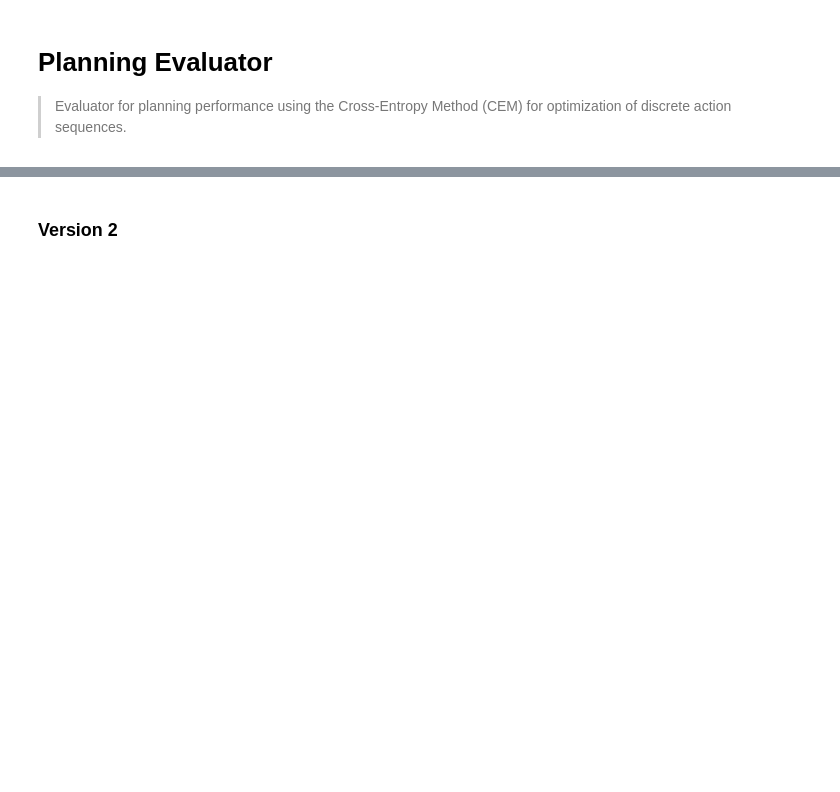
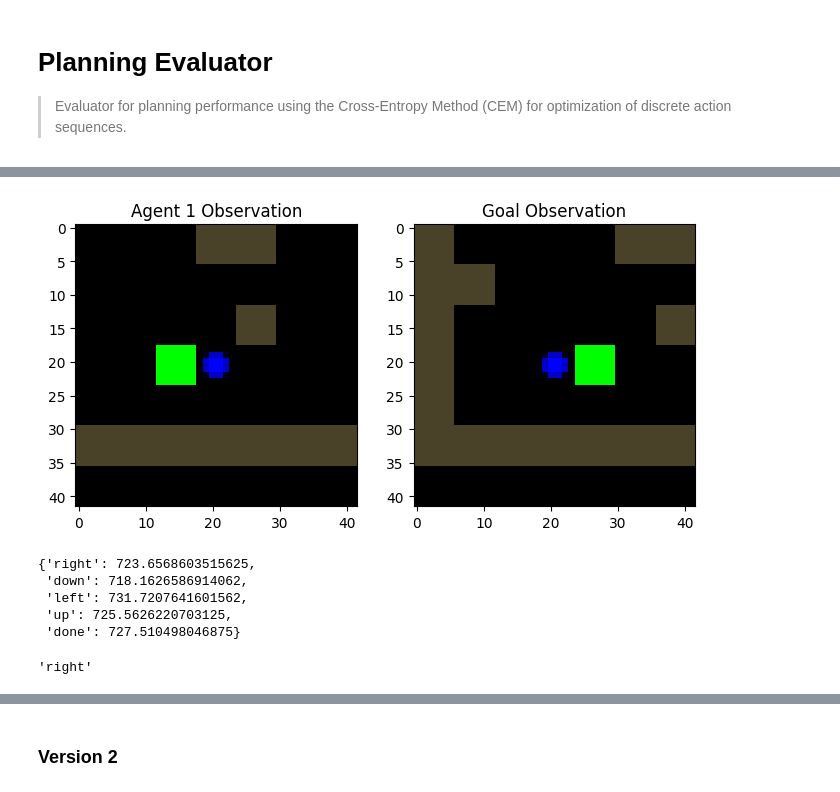
Before and after one commit to Ahmed-Khaled-Saleh/mawm, a Jupyter notebook: nbs/10b_evaluators.planning_eval.ipynb, the cells around one changed output, grey strips where cells are left out. Cells and saved outputs as stored; diff of their text form; code cells hidden in the pictures; blank space fills up the shorter version.

```diff
--- a/nbs/10b_evaluators.planning_eval.ipynb
+++ b/nbs/10b_evaluators.planning_eval.ipynb
@@ -22,11 +21,12 @@ from mawm.planners.cem_planner import CEMPlanner
 # %%
 #| export
-def preprocessor(env, obs, pos=True, get_msg=True):
+def preprocessor(env, obs, info= False, pos=True, get_msg=True):
     obs_transformed = {}
     positions = {}
     goals = {}
     messages = {}
     goal_pos = obs["global"]["goal_pos"]
+
 
     agents = [f'agent_{i}' for i in range(env.num_agents)]
     for i, agent_id in enumerate(agents):
@@ -37,7 +37,8 @@ def preprocessor(env, obs, pos=True, get_msg=True):
         if pos:
             positions[agent_id] = torch.from_numpy(obs[agent_id]['selfpos'])
         if get_msg:
-            m = msg_tf((obs[agent_id]['pov'], agent_id, False, True))
+            done = info[agent_id]["done"] if info else info
+            m = msg_tf((obs[agent_id]['pov'], agent_id, done, True))
             messages[agent_id] = m
 
 
@@ -459,4 +75,0 @@ items = preprocessor(env, obs, pos=True, get_msg=True)
-# %%
-#| hide
-obs_transformed, positions, goals, messages = items
-obs_transformed['agent_0'].shape, positions['agent_0'].shape, goals['agent_0'].shape, messages['agent_0'].shape
@@ -514,0 +158,23 @@ dict_keys(['epoch', 'jepa', 'msg_encoder', 'msg_predictor', 'obs_predictor', 'tr
+# %%
+#| hide
+idx = 1
+plot_obs_vs_goal(prev_obs, agent_idx= idx, goals= goals)
+# %% [output]
+[figure, added]
+# %%
+#| hide
+state, msg = get_agent_state(obs= prev_obs, pos= prev_pos, msgs= msgs, agent_idx= idx)
+evals= actions_eval(state, msg, goal_z, device= device, agent_idx= idx)
+evals
+# %% [output]
+{'right': 723.6568603515625,
+ 'down': 718.1626586914062,
+ 'left': 731.7207641601562,
+ 'up': 725.5626220703125,
+ 'done': 727.510498046875}
+# %%
+#| hide
+optimal_action = min(evals, key=evals.get)
+optimal_action
+# %% [output]
+'right'
```
Also changed, not shown: parts of 43 cells of this notebook, 9 other files.
